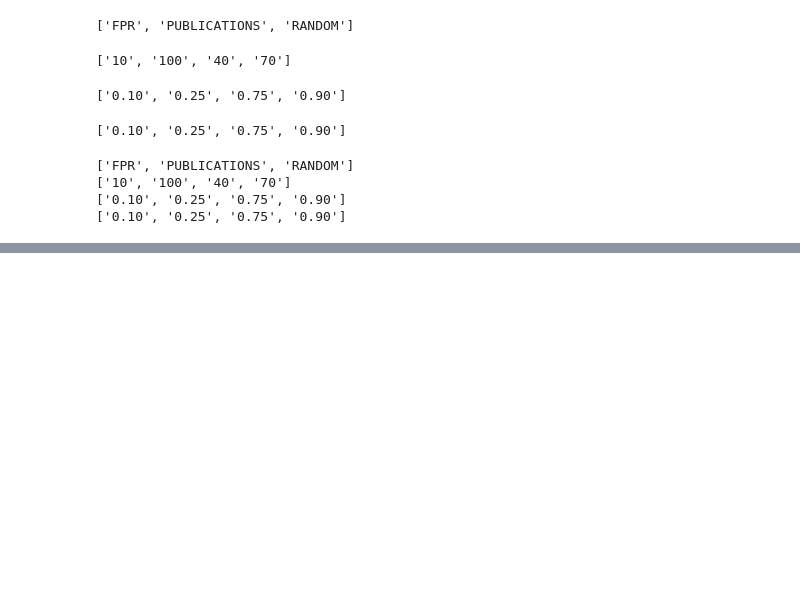
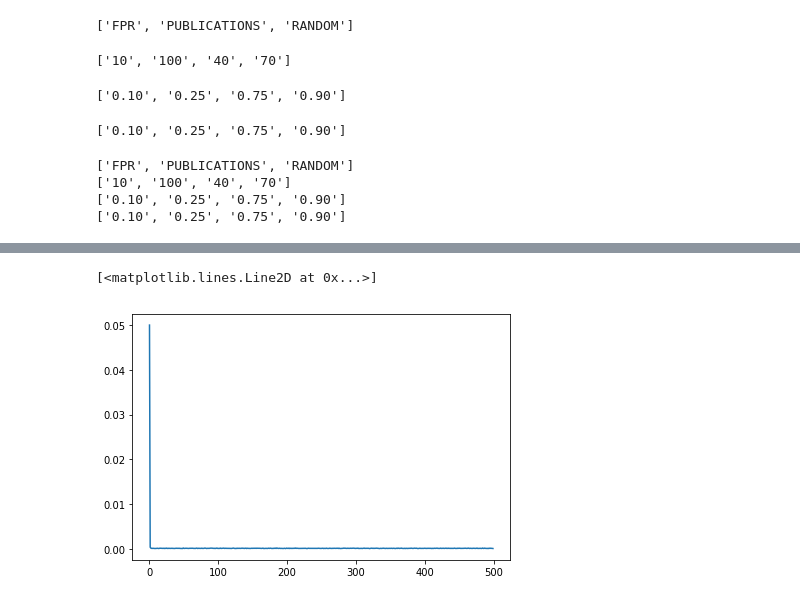
Before and after one commit to mt-digital/badscience-solutions, a Jupyter notebook: hdf dimension scale and jsons-to-hdf.ipynb, the cells around one changed output, grey strips where cells are left out. Drawn from its saved outputs; the diff is of its cells as text; code cells hidden in the pictures; blank space fills up the shorter version.

```diff
--- a/hdf dimension scale and jsons-to-hdf.ipynb
+++ b/hdf dimension scale and jsons-to-hdf.ipynb
@@ -136,0 +198,6 @@ print(ed.fpdrs)
+# %%
+this_fpr = this_grp['falsePositiveRate'][:]
+plt.plot(this_fpr.mean(axis=0))
+# %% [output]
+[<matplotlib.lines.Line2D at 0x...>]
+[figure, added]
```
Also changed, not shown: parts of 10 cells of this notebook, 3 other files.
